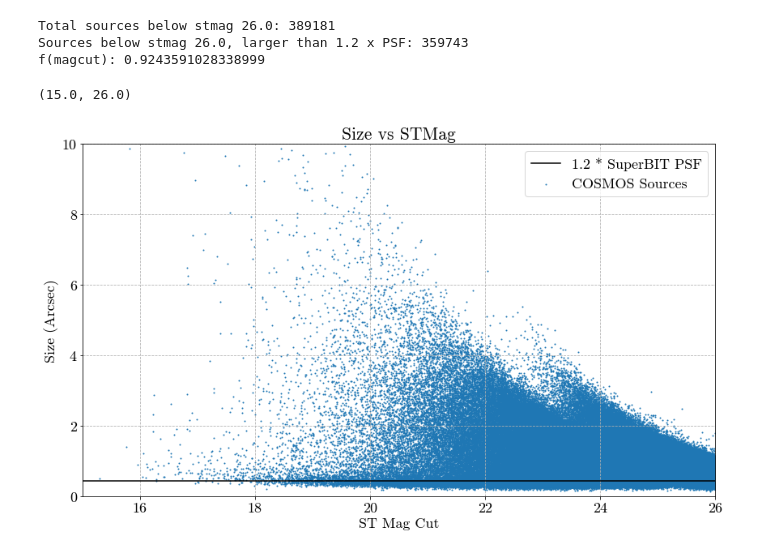
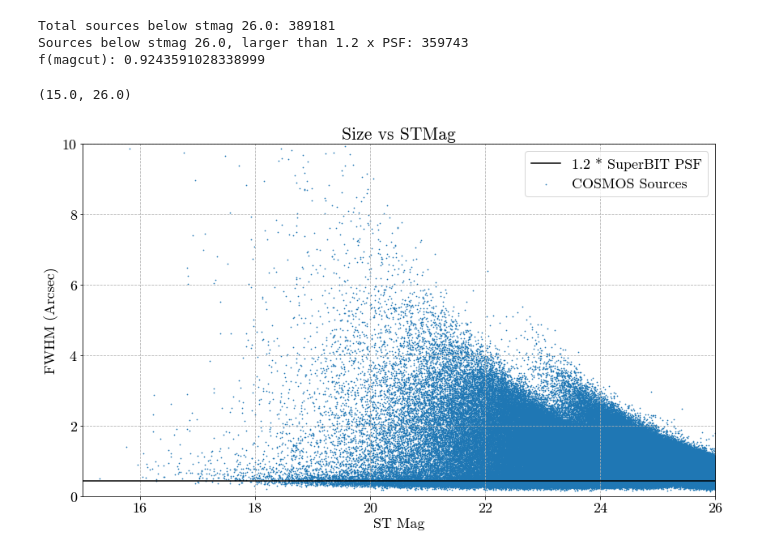
Before and after one commit to veome22/superbit_neff, a Jupyter notebook: neff_extrapolation_test.ipynb, the cells around one changed output. Saved outputs shown, nothing was run; the diff lists cells and outputs as text; code cells hidden in the pictures.

```diff
--- a/neff_extrapolation_test.ipynb
+++ b/neff_extrapolation_test.ipynb
@@ -271,17 +328,17 @@ f(magcut): 0.9243591028338999
 # %%
 plt.figure(figsize=(14,8))
 
-plt.scatter(cosmos[:,5], cosmos[:,9]*PIX_TO_ARCSEC, s=1, label='COSMOS Sources')
+plt.scatter(cosmos[:,5], cosmos[:,9]*PIX_TO_ARCSEC, s=0.5, label='COSMOS Sources')
 plt.plot([0, 26], [1.2*SUPERBIT_PSF, 1.2*SUPERBIT_PSF], 'k-', label='1.2 * SuperBIT PSF')
 
 plt.title("Size vs STMag")
-plt.xlabel("ST Mag Cut")
-plt.ylabel('Size (Arcsec)')
+plt.xlabel("ST Mag")
+plt.ylabel('FWHM (Arcsec)')
 plt.legend()
 plt.grid(linestyle='--')
 
 plt.ylim(0, 10)
 plt.xlim(15, 26)
 # %% [output]
 (15.0, 26.0)
-[figure, old version]
+[figure, new version]
```
Also changed, not shown: parts of 13 cells of this notebook.
